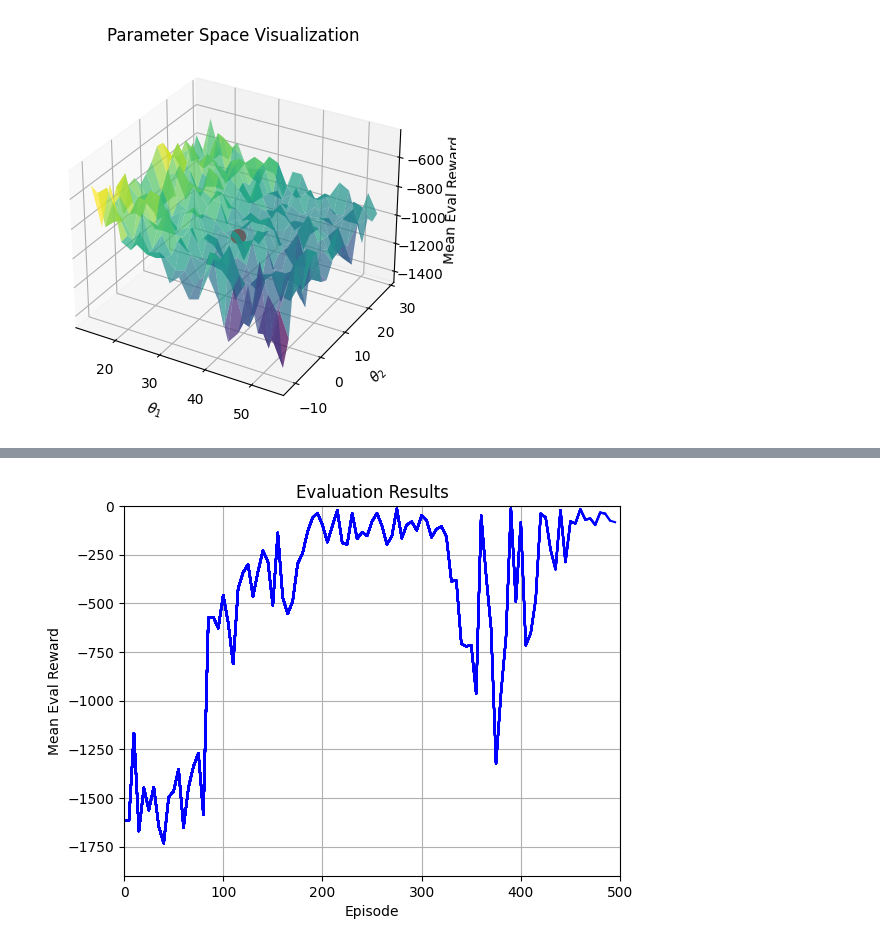
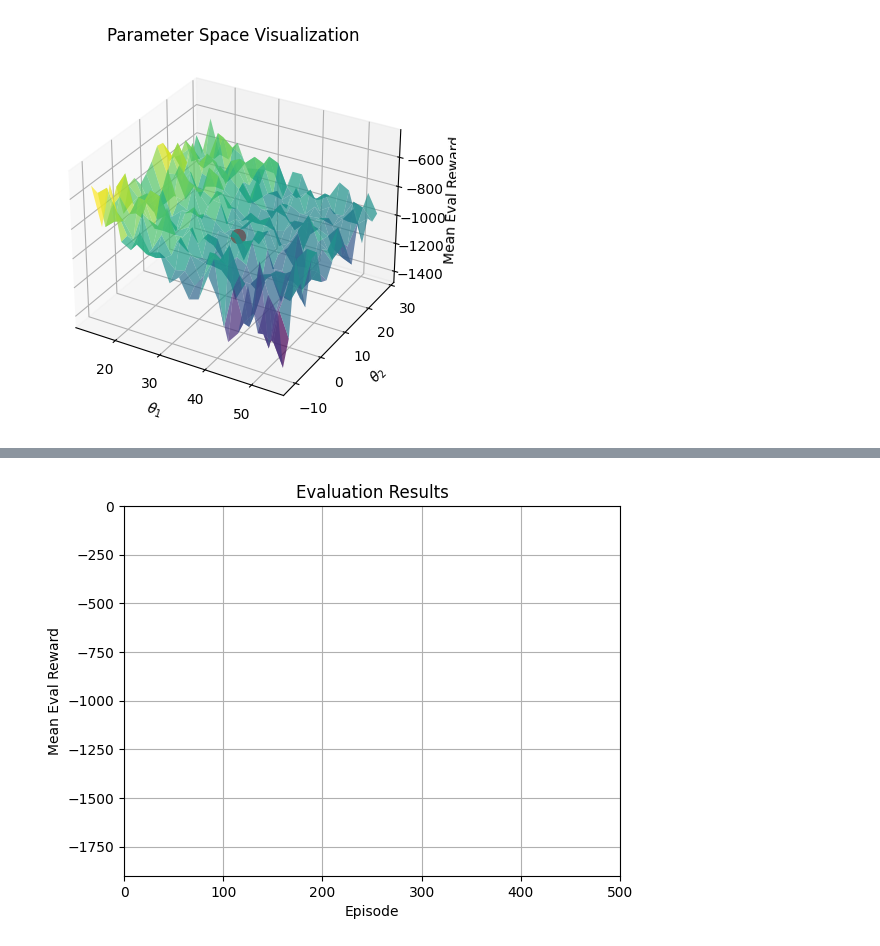
Before and after one commit to yuvalgos/policy_gradient_tutorial, a Jupyter notebook: PolicyGadient.ipynb, the cells around one changed output, grey strips where cells are left out. Saved outputs shown, nothing was run; the diff lists cells and outputs as text; code cells hidden in the pictures.

Commit message:
Finished notebooks including TODO's and solutions on the side.

```diff
--- a/PolicyGadient.ipynb
+++ b/PolicyGadient.ipynb
@@ -371,13 +393,10 @@ gradient log likelihood size: 8898
 # %%
 # let's make sure we are all getting the same result:
 np.random.seed(2023)
 import torch
 torch.manual_seed(2023)
 plotter = ActivePlotter(max_iteration=500)
 
-
-env = gym.make("Pendulum-v1", render_mode="rgb_array", g=gravity)
-policy = ParameterizedGaussianPolicy(state_dim=3, action_dim=1, action_range=2)
-reinforce(env, policy, gamma=0.97, learning_rate=0.0005, n_episodes=500, plotter=plotter)
+### TODO: run reinforce with NN policy for 500 episodes ###
 # %% [output]
-[figure, old version]
+[figure, new version]
```
Also changed, not shown: parts of 32 cells of this notebook, 1 other file.
